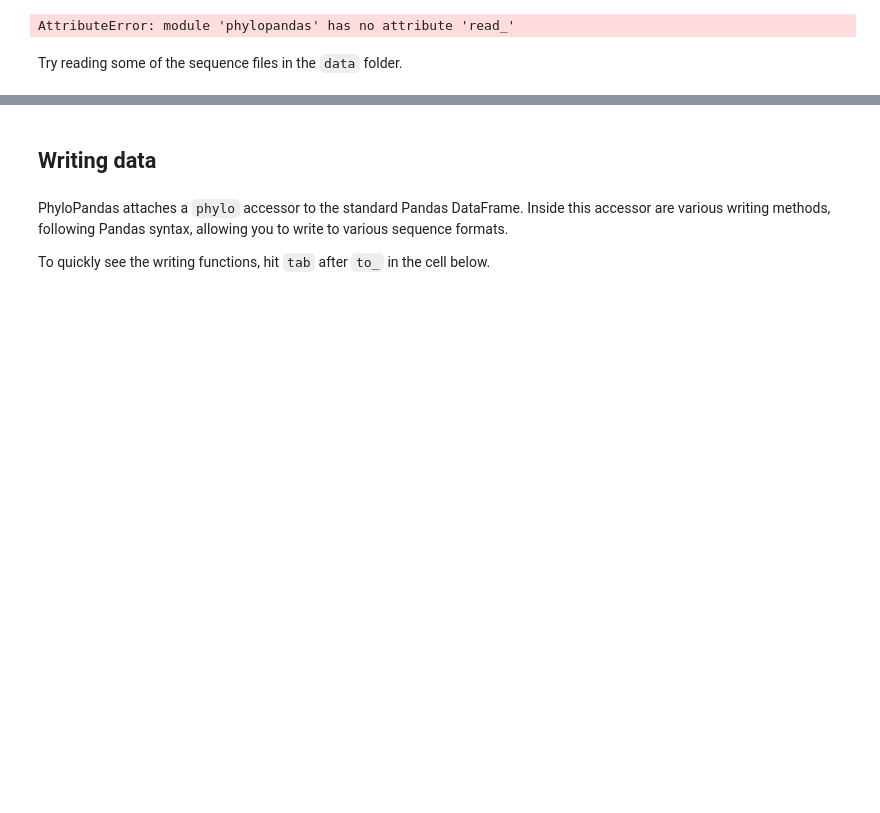
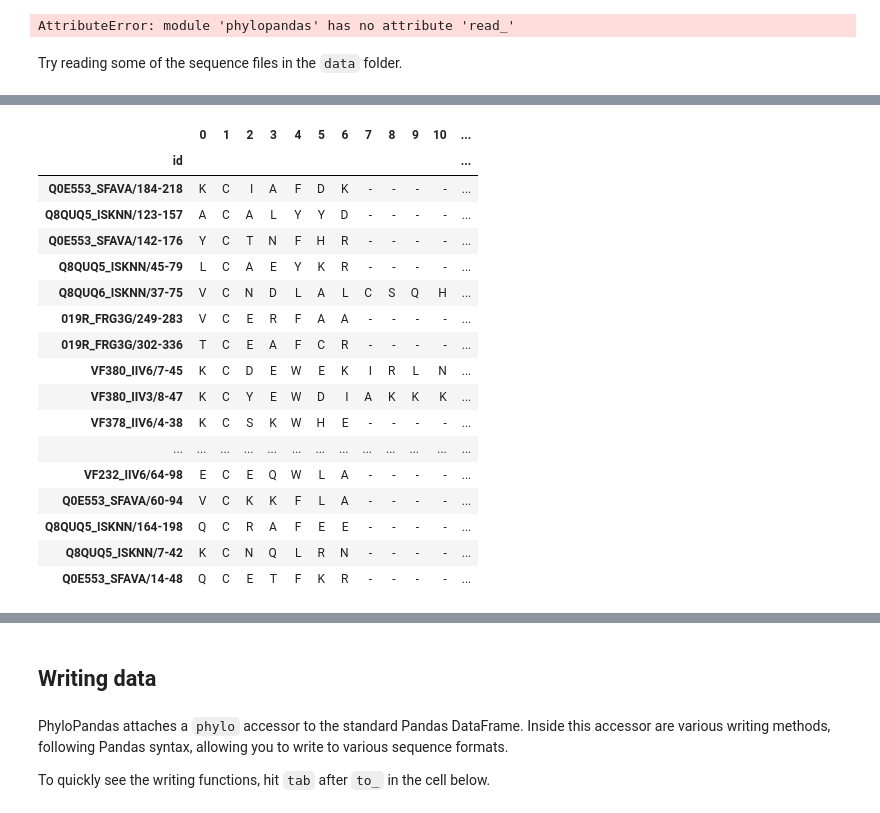
Before and after one commit to Zsailer/phylopandas, a Jupyter notebook: examples/intro-notebook.ipynb, the cells around one changed output, grey strips where cells are left out. Cells and saved outputs as stored; diff of their text form; code cells hidden in the pictures; blank space fills up the shorter version.

Commit message:
add msa dataframe

```diff
--- a/examples/intro-notebook.ipynb
+++ b/examples/intro-notebook.ipynb
@@ -24,4 +42,25 @@ with open('PF08793_seed.fasta', 'r') as f:
 # %%
-ph.read_fasta('PF08793_seed.fasta')
+df = ph.read_fasta('PF08793_seed.fasta')
+# %%
+df.phylo.msa(apply_colors=True)
+# %% [output]
+|  | 0 | 1 | 2 | 3 | 4 | 5 | 6 | 7 | 8 | 9 | 10 | ... |
+| id |  |  |  |  |  |  |  |  |  |  |  | ... |
+| Q0E553_SFAVA/184-218 | K | C | I | A | F | D | K | - | - | - | - | ... |
+| Q8QUQ5_ISKNN/123-157 | A | C | A | L | Y | Y | D | - | - | - | - | ... |
+| Q0E553_SFAVA/142-176 | Y | C | T | N | F | H | R | - | - | - | - | ... |
+| Q8QUQ5_ISKNN/45-79 | L | C | A | E | Y | K | R | - | - | - | - | ... |
+| Q8QUQ6_ISKNN/37-75 | V | C | N | D | L | A | L | C | S | Q | H | ... |
+| 019R_FRG3G/249-283 | V | C | E | R | F | A | A | - | - | - | - | ... |
+| 019R_FRG3G/302-336 | T | C | E | A | F | C | R | - | - | - | - | ... |
+| VF380_IIV6/7-45 | K | C | D | E | W | E | K | I | R | L | N | ... |
+| VF380_IIV3/8-47 | K | C | Y | E | W | D | I | A | K | K | K | ... |
+| VF378_IIV6/4-38 | K | C | S | K | W | H | E | - | - | - | - | ... |
+| ... | ... | ... | ... | ... | ... | ... | ... | ... | ... | ... | ... | ... |
+| VF232_IIV6/64-98 | E | C | E | Q | W | L | A | - | - | - | - | ... |
+| Q0E553_SFAVA/60-94 | V | C | K | K | F | L | A | - | - | - | - | ... |
+| Q8QUQ5_ISKNN/164-198 | Q | C | R | A | F | E | E | - | - | - | - | ... |
+| Q8QUQ5_ISKNN/7-42 | K | C | N | Q | L | R | N | - | - | - | - | ... |
+| Q0E553_SFAVA/14-48 | Q | C | E | T | F | K | R | - | - | - | - | ... |
 # %%
 ph.read_phylip('PF08793_seed.phylip')
```
Also changed, not shown: parts of 5 cells of this notebook, 2 other files.
